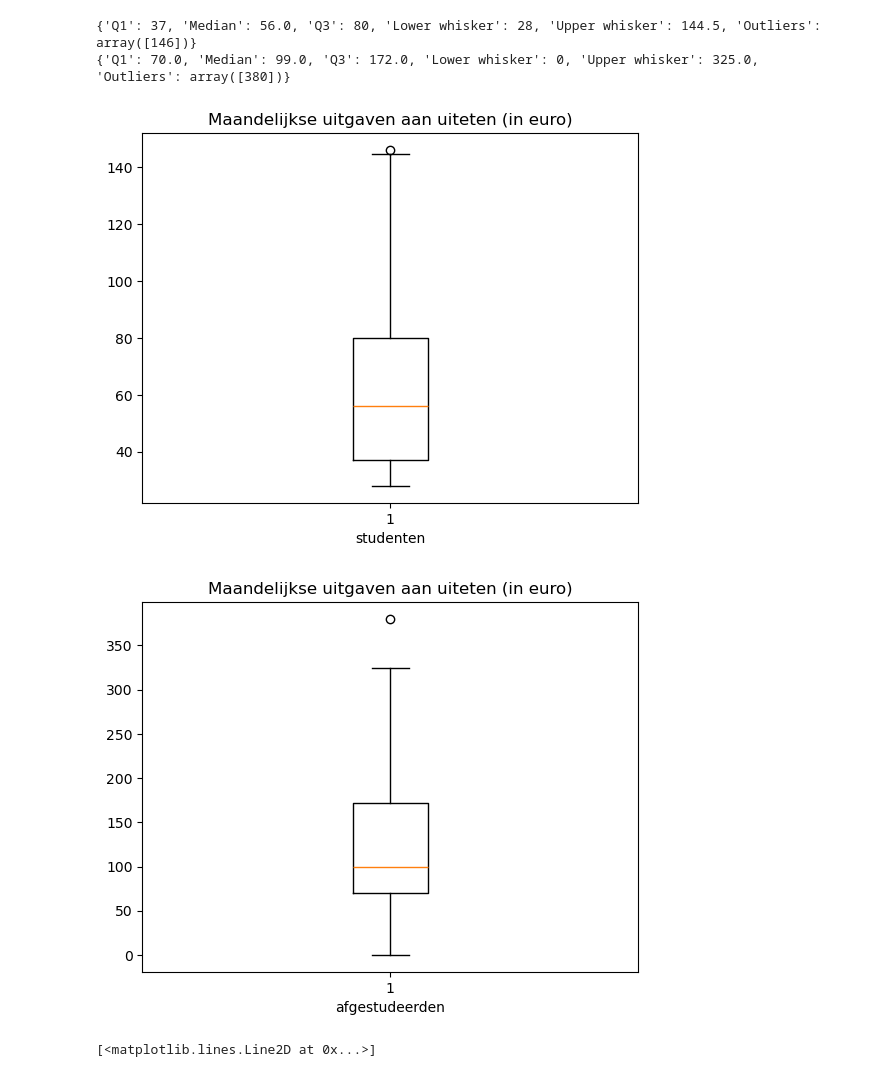
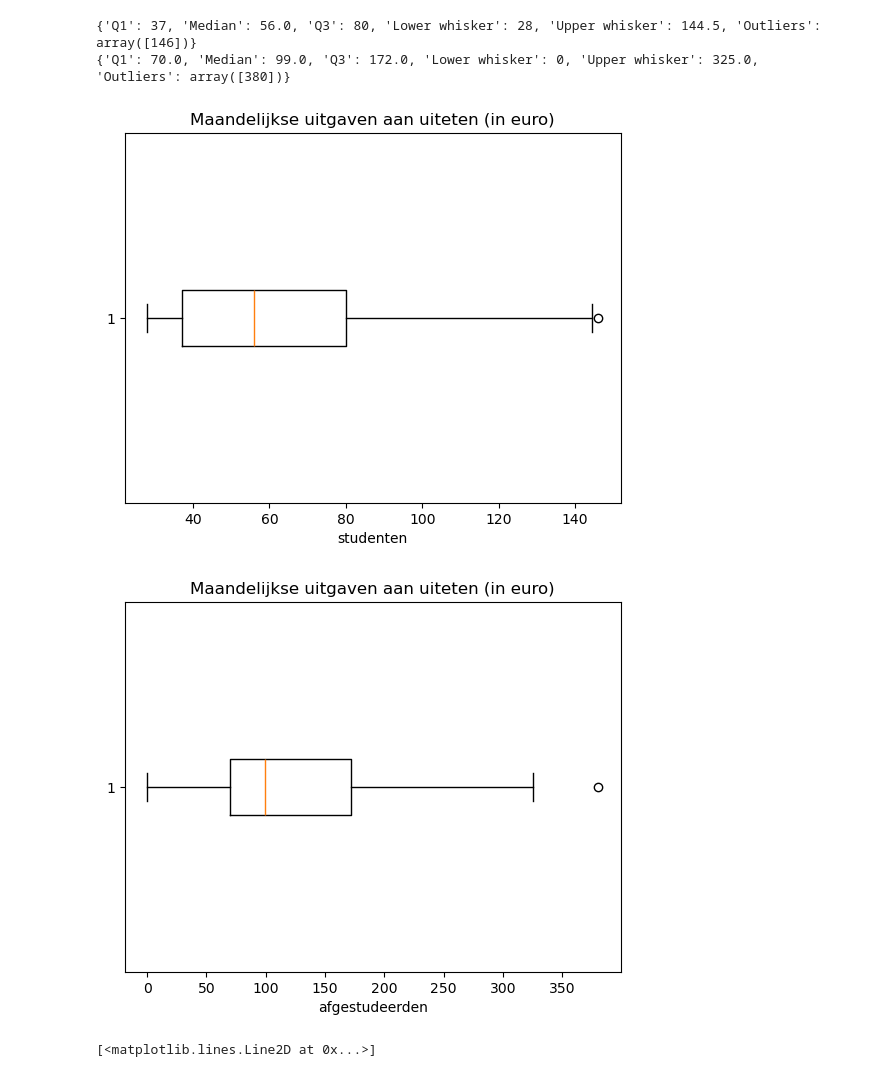
Before and after one commit to DBlom96/Statistiek, a Jupyter notebook: Python/Boxplots.ipynb, the cells around one changed output. Saved outputs shown, nothing was run; the diff lists cells and outputs as text; code cells hidden in the pictures.

```diff
--- a/Python/Boxplots.ipynb
+++ b/Python/Boxplots.ipynb
@@ -4,6 +4,9 @@ data2 = [88, 130, 255, 56, 0, 38, 167, 188, 132, 147, 78, 80, 40, 170, 280, 46,
 # %%
 import numpy as np
 import matplotlib.pyplot as plt
+from matplotlib.patches import Rectangle
+
+PRIMARY_COLOR = "skyblue"
 
 def custom_boxplot(data, title, xlabel, ax=None):
     """
@@ -46,36 +49,38 @@ def custom_boxplot(data, title, xlabel, ax=None):
     # --- Outliers ---
     outliers = data[(data < lower_whisker) | (data > upper_whisker)]
 
     # --- Plot ---
     if ax is None:
         fig, ax = plt.subplots()
 
     ax.bxp([{
         'med': median,
         'q1': Q1,
         'q3': Q3,
         'whislo': lower_whisker,
         'whishi': upper_whisker,
         'fliers': outliers
-    }], showfliers=True)
+    }],
+    vert=False,
+    showfliers=True)
 
     ax.set_title(title)
     ax.set_xlabel(xlabel)
     return {'Q1': Q1, 'Median': median, 'Q3': Q3,
             'Lower whisker': lower_whisker, 'Upper whisker': upper_whisker,
             'Outliers': outliers}
 
 # Example usage
 # data = [25, 32, 45, 60, 65, 66, 70, 75, 80, 82]
 for dataset, label in [(data1, "studenten"), (data2, "afgestudeerden")]:
     result = custom_boxplot(dataset, title="Maandelijkse uitgaven aan uiteten (in euro)", xlabel = label)
     print(result)
     plt.savefig(f"./Figures/opg2.20a_{label}.png")
 # %% [output]
 {'Q1': 37, 'Median': 56.0, 'Q3': 80, 'Lower whisker': 28, 'Upper whisker': 144.5, 'Outliers': array([146])}
 {'Q1': 70.0, 'Median': 99.0, 'Q3': 172.0, 'Lower whisker': 0, 'Upper whisker': 325.0, 'Outliers': array([380])}
-[figure, old version]
+[figure, new version]
-[figure, old version]
+[figure, new version]
 # %%
 example = [7, 15, 36, 39, 40, 41]
 bp = plt.boxplot([example])
```
Also changed, not shown: parts of 1 cell of this notebook, 35 other files.
